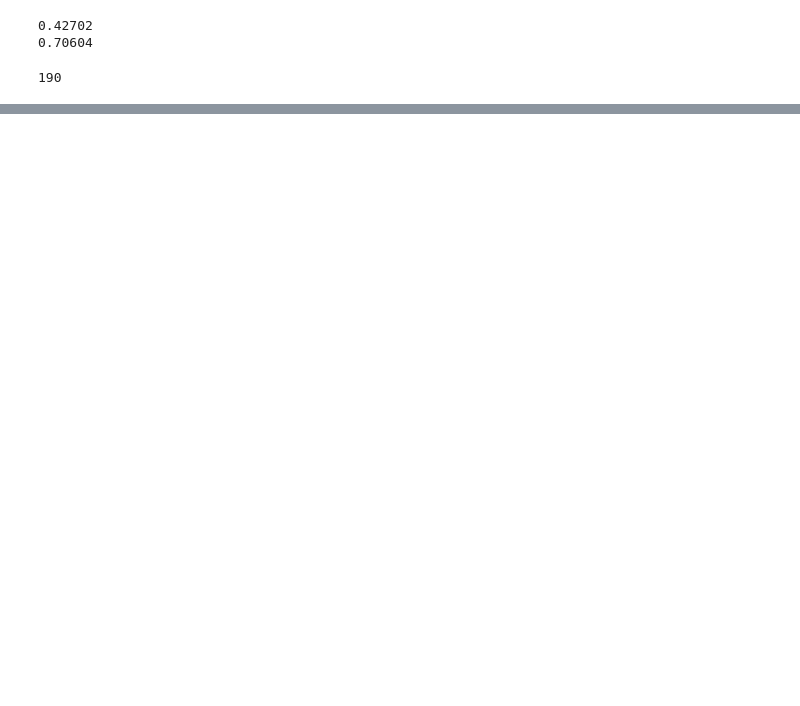
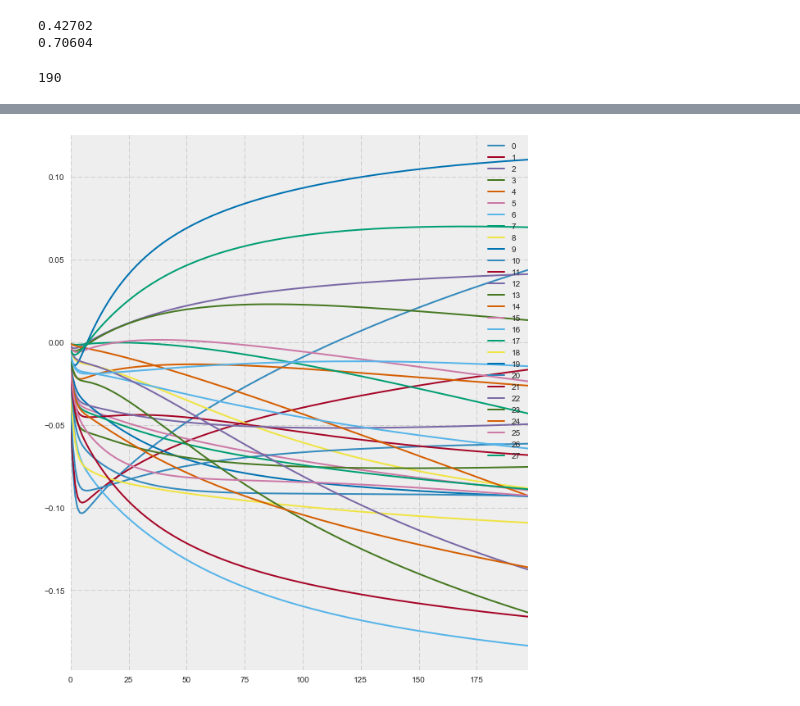
Before and after one commit to MichaelNormandyGavin/contraceptive, a Jupyter notebook: Contraceptive Study Classification.ipynb, the cells around one changed output, grey strips where cells are left out. Cells and saved outputs as stored; diff of their text form; code cells hidden in the pictures; blank space fills up the shorter version.

```diff
--- a/Contraceptive Study Classification.ipynb
+++ b/Contraceptive Study Classification.ipynb
@@ -613,0 +639,6 @@ plt.show()
+# %%
+weights_history_ridge = gradient_df_ridge.iloc[:,:-3]
+weights_history_ridge.plot(figsize=(10,12))
+plt.show()
+# %% [output]
+[figure, added]
```
Also changed, not shown: parts of 22 cells of this notebook.
